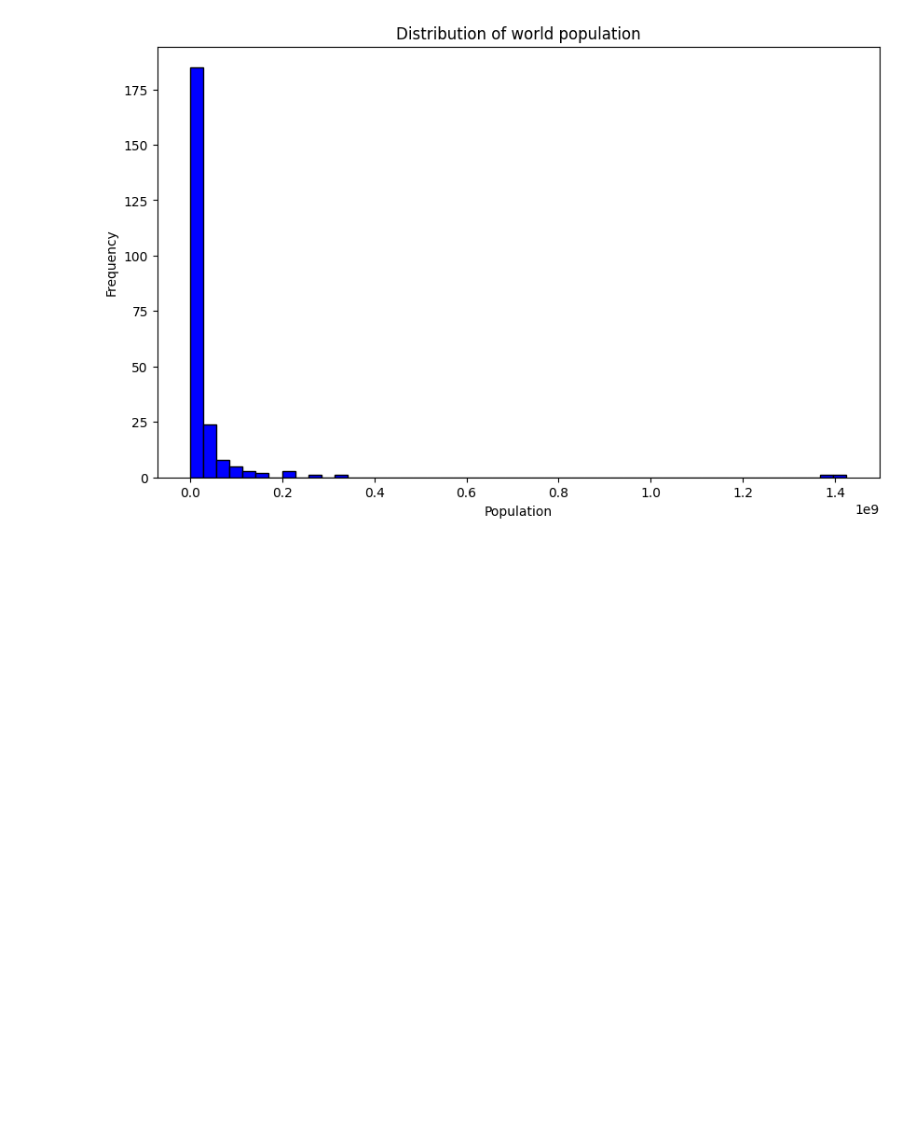
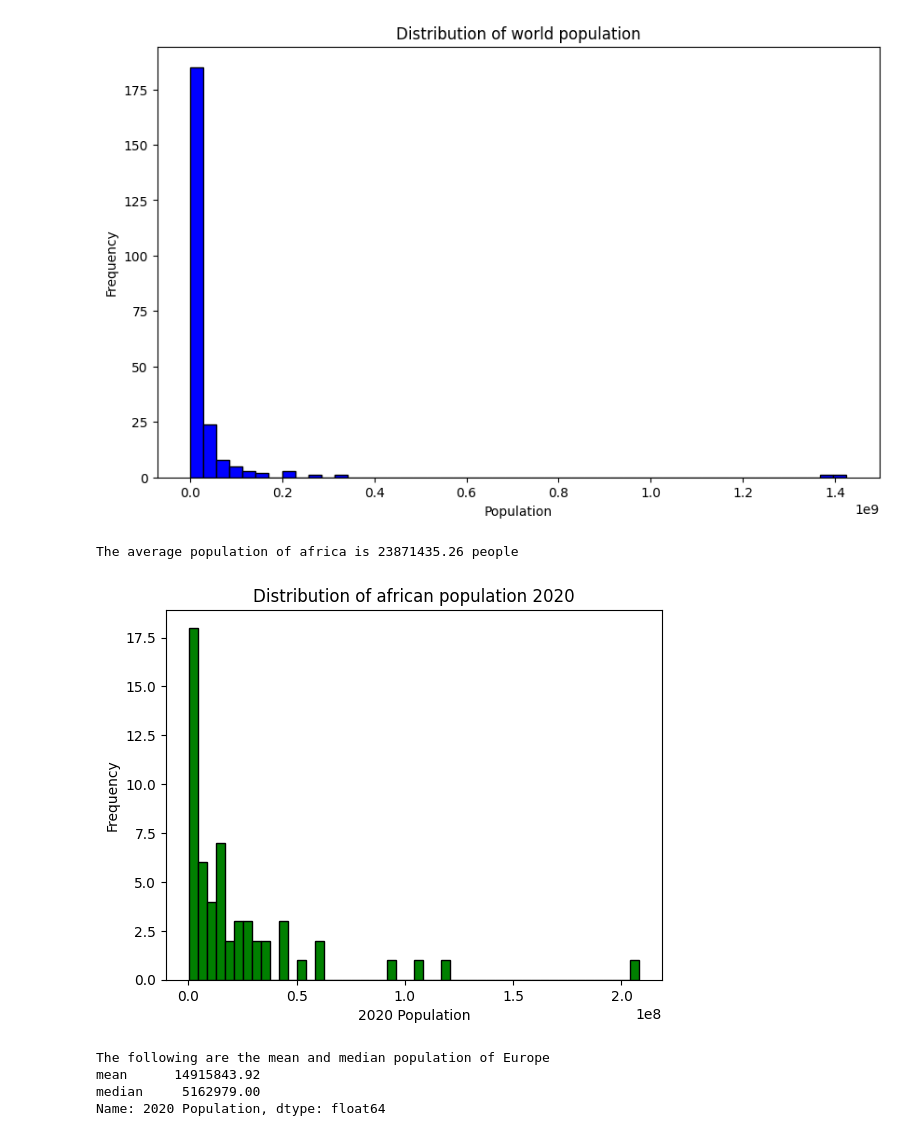
Before and after one commit to HABUDANHAYABK/Associate-Data-Scientist-in-Python, a Jupyter notebook: Introduction_to_Statistics_in_Python/Measures_of_center.ipynb, the cells around one changed output. Saved outputs shown, nothing was run; the diff lists cells and outputs as text; code cells hidden in the pictures; blank space fills up the shorter version.

```diff
--- a/Introduction_to_Statistics_in_Python/Measures_of_center.ipynb
+++ b/Introduction_to_Statistics_in_Python/Measures_of_center.ipynb
@@ -87,3 +87,41 @@ plt.title("Distribution of world population")
 plt.show()
 # %% [output]
 [figure]
+# %%
+# measure of center:
+
+pop20 = pop.loc[:, ["Country/Territory", "Continent", "Capital", "2020 Population", "Area (km²)", "Density (per km²)"]]
+
+africa = pop20[pop20["Continent"] == 'Africa']
+
+print(f"The average population of africa is {africa['2020 Population'].mean():.2f} people")
+# %% [output]
+The average population of africa is 23871435.26 people
+# %%
+#Distribution of african population
+
+import matplotlib.pyplot as plt
+
+plt.hist(africa["2020 Population"], bins= 50, color='green', edgecolor = 'black')
+
+#set labels
+plt.xlabel("2020 Population")
+plt.ylabel("Frequency")
+plt.title("Distribution of african population 2020")
+
+# display
+plt.show()
+# %% [output]
+[figure, added]
+# %%
+#Exploring mean and median population
+
+europe20_mean_median = pop20[pop20["Continent"] == "Europe"]["2020 Population"].agg([np.mean, np.median])
+
+print("The following are the mean and median population of Europe")
+print(europe20_mean_median)
+# %% [output]
+The following are the mean and median population of Europe
+mean      14915843.92
+median     5162979.00
+Name: 2020 Population, dtype: float64
```
Also changed, not shown: parts of 1 cell of this notebook.
